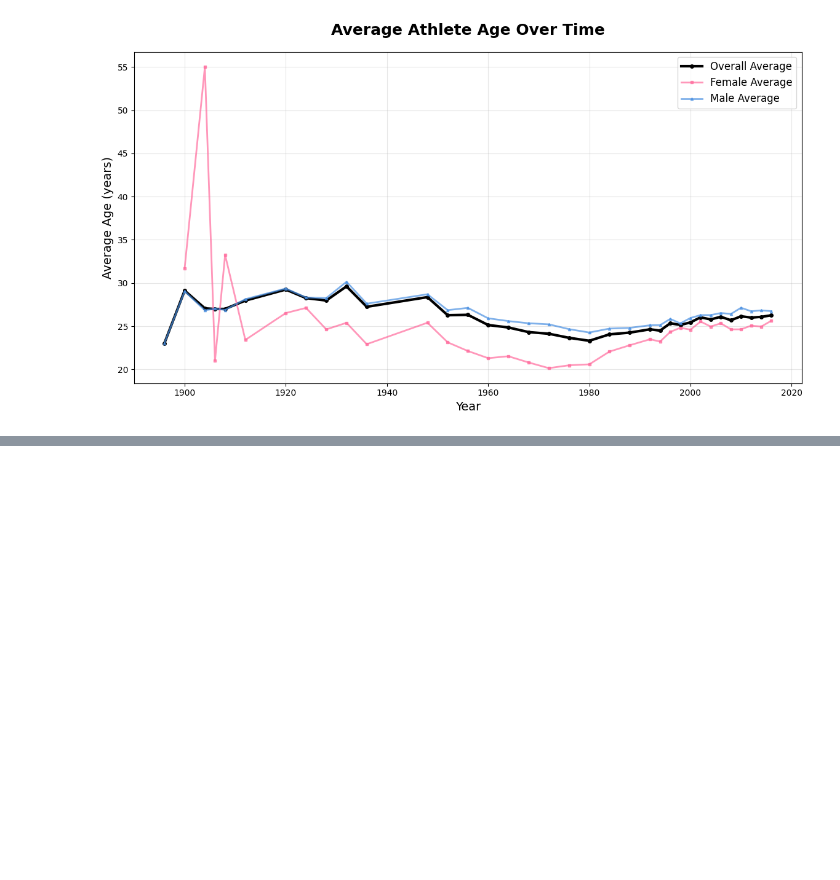
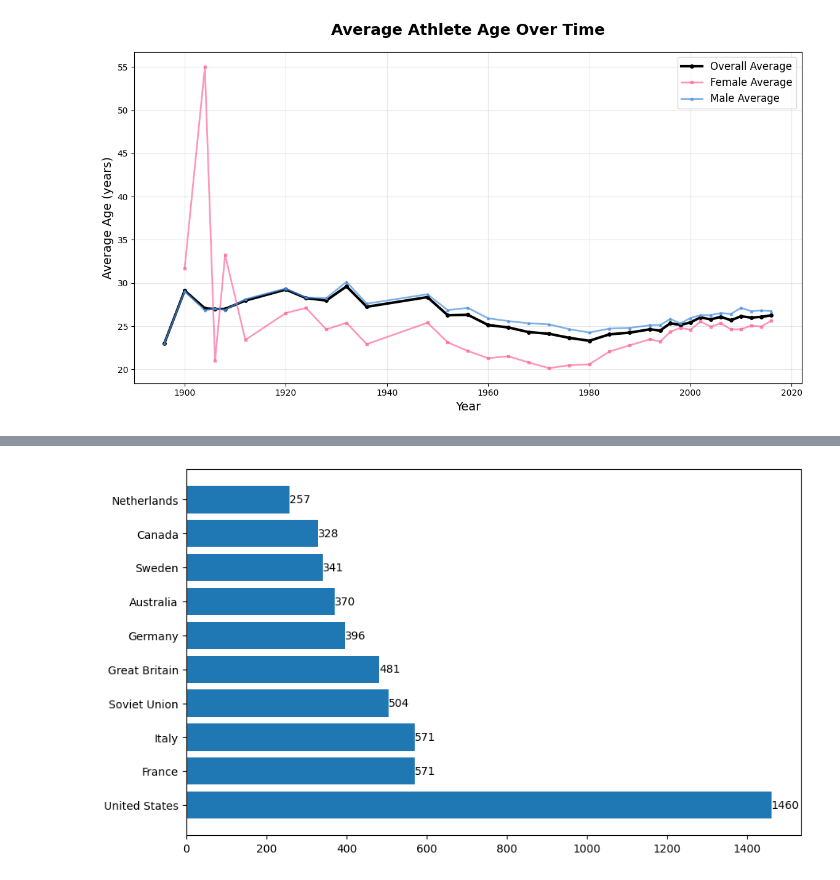
Before and after one commit to john-nio/eda-project, a Jupyter notebook: olympics/olympics.ipynb, the cells around one changed output, grey strips where cells are left out. Cells and saved outputs as stored; diff of their text form; code cells hidden in the pictures; blank space fills up the shorter version.

Commit message:
Adding more charts

```diff
--- a/olympics/olympics.ipynb
+++ b/olympics/olympics.ipynb
@@ -317,0 +340,15 @@ ax.grid(True, alpha=0.3)
+# %%
+top_10_medals = df[df['medal'].notna()].groupby('team')['medal'].count().sort_values(ascending=False).head(10)
+# %%
+fig, ax = plt.subplots(figsize=(10,6))
+
+bars = ax.barh(top_10_medals.index, top_10_medals.values)
+
+for bar in bars:
+    width = bar.get_width()
+    ax.text(width, bar.get_y() + bar.get_height()/2,
+            f'{int(width)}', va='center')
+
+plt.show()
+# %% [output]
+[figure, added]
```
Also changed, not shown: parts of 4 cells of this notebook.
